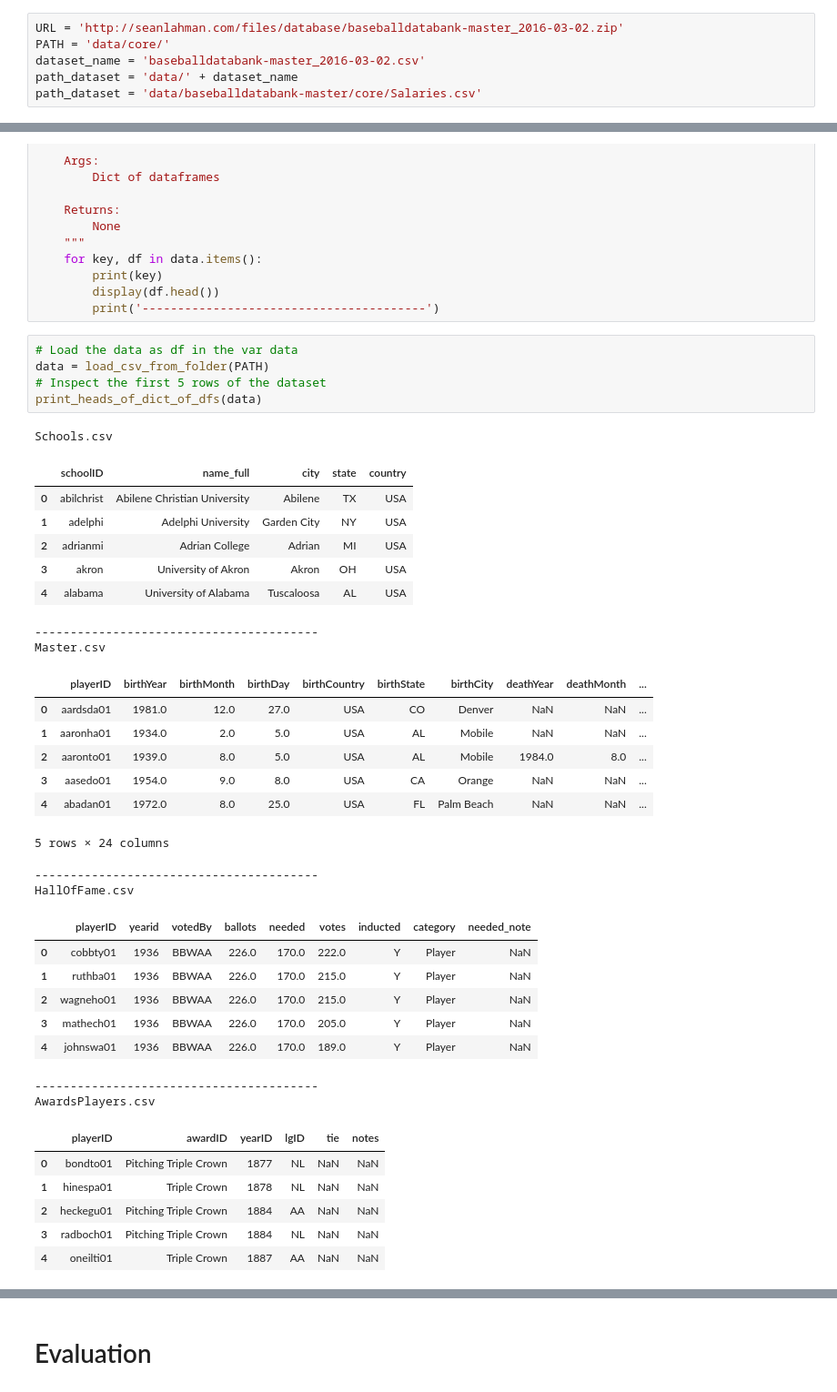
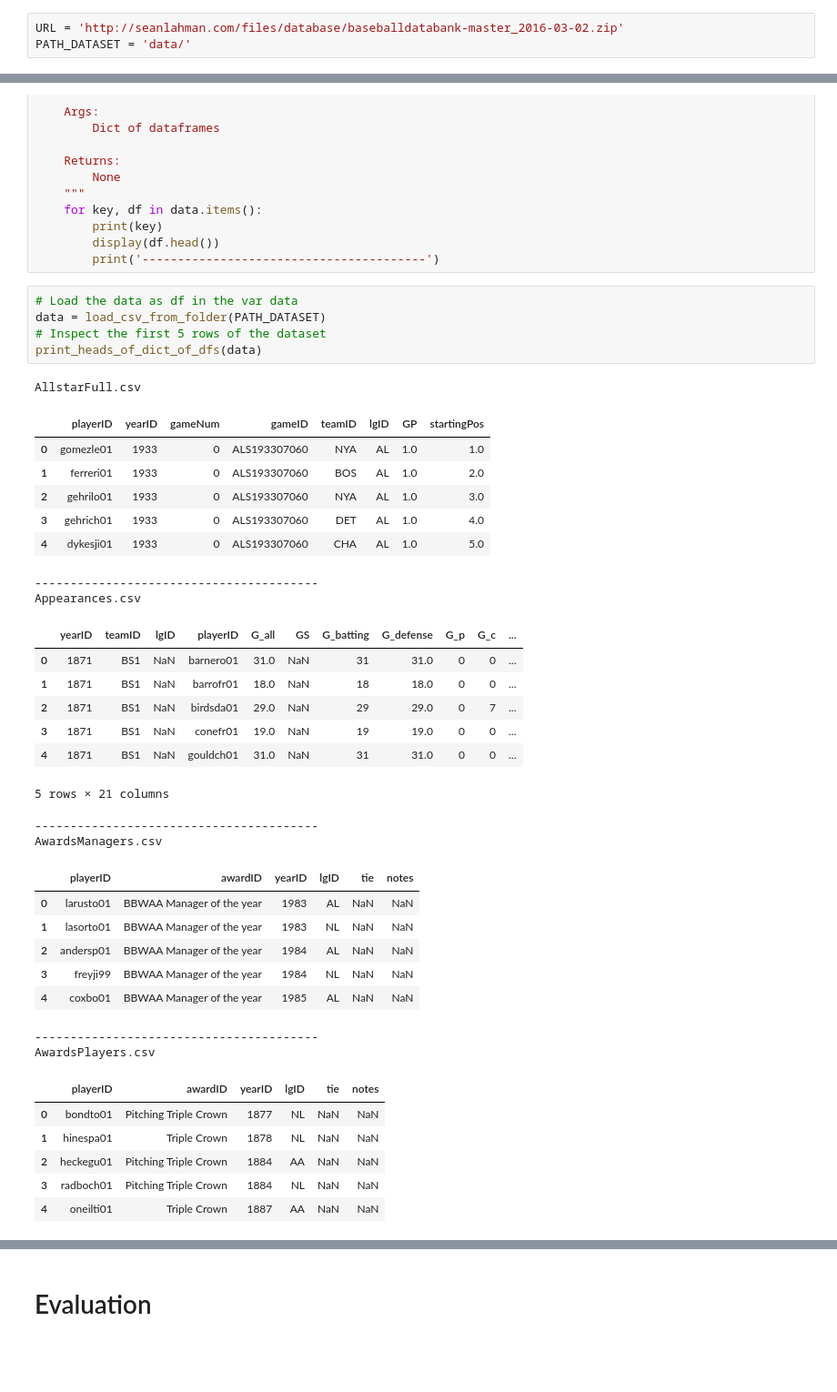
Before and after one commit to JonathanAsamoah/Portfolio-DataScience, a Jupyter notebook: Analyzing Baseball Player/main.ipynb, the cells around one changed output, grey strips where cells are left out. Shown at 91% size. Drawn from its saved outputs; the diff is of its cells as text; blank space fills up the shorter version.

```diff
--- a/Analyzing Baseball Player/main.ipynb
+++ b/Analyzing Baseball Player/main.ipynb
@@ -26,10 +32,7 @@ import seaborn
 # Set Global Variables
 # %%
 URL = 'http://seanlahman.com/files/database/baseballdatabank-master_2016-03-02.zip'
-PATH = 'data/core/'
-dataset_name = 'baseballdatabank-master_2016-03-02.csv'
-path_dataset = 'data/' + dataset_name
-path_dataset = 'data/baseballdatabank-master/core/Salaries.csv'
+PATH_DATASET = 'data/'
 # %% [markdown]
 # Project Preparation
 # %% [markdown]
@@ -139,34 +162,34 @@ def print_heads_of_dict_of_dfs(data):
         print('----------------------------------------')
 # %%
 # Load the data as df in the var data
-data = load_csv_from_folder(PATH)
+data = load_csv_from_folder(PATH_DATASET)
 # Inspect the first 5 rows of the dataset
 print_heads_of_dict_of_dfs(data)
 # %% [output]
-Schools.csv
+AllstarFull.csv
-|  | schoolID | name_full | city | state | country |
-| 0 | abilchrist | Abilene Christian University | Abilene | TX | USA |
-| 1 | adelphi | Adelphi University | Garden City | NY | USA |
-| 2 | adrianmi | Adrian College | Adrian | MI | USA |
-| 3 | akron | University of Akron | Akron | OH | USA |
-| 4 | alabama | University of Alabama | Tuscaloosa | AL | USA |
+|  | playerID | yearID | gameNum | gameID | teamID | lgID | GP | startingPos |
+| 0 | gomezle01 | 1933 | 0 | ALS193307060 | NYA | AL | 1.0 | 1.0 |
+| 1 | ferreri01 | 1933 | 0 | ALS193307060 | BOS | AL | 1.0 | 2.0 |
+| 2 | gehrilo01 | 1933 | 0 | ALS193307060 | NYA | AL | 1.0 | 3.0 |
+| 3 | gehrich01 | 1933 | 0 | ALS193307060 | DET | AL | 1.0 | 4.0 |
+| 4 | dykesji01 | 1933 | 0 | ALS193307060 | CHA | AL | 1.0 | 5.0 |
 ----------------------------------------
-Master.csv
+Appearances.csv
-|  | playerID | birthYear | birthMonth | birthDay | birthCountry | birthState | birthCity | deathYear | deathMonth | ... |
-| 0 | aardsda01 | 1981.0 | 12.0 | 27.0 | USA | CO | Denver | NaN | NaN | ... |
-| 1 | aaronha01 | 1934.0 | 2.0 | 5.0 | USA | AL | Mobile | NaN | NaN | ... |
-| 2 | aaronto01 | 1939.0 | 8.0 | 5.0 | USA | AL | Mobile | 1984.0 | 8.0 | ... |
-| 3 | aasedo01 | 1954.0 | 9.0 | 8.0 | USA | CA | Orange | NaN | NaN | ... |
-| 4 | abadan01 | 1972.0 | 8.0 | 25.0 | USA | FL | Palm Beach | NaN | NaN | ... |
+|  | yearID | teamID | lgID | playerID | G_all | GS | G_batting | G_defense | G_p | G_c | ... |
+| 0 | 1871 | BS1 | NaN | barnero01 | 31.0 | NaN | 31 | 31.0 | 0 | 0 | ... |
+| 1 | 1871 | BS1 | NaN | barrofr01 | 18.0 | NaN | 18 | 18.0 | 0 | 0 | ... |
+| 2 | 1871 | BS1 | NaN | birdsda01 | 29.0 | NaN | 29 | 29.0 | 0 | 7 | ... |
+| 3 | 1871 | BS1 | NaN | conefr01 | 19.0 | NaN | 19 | 19.0 | 0 | 0 | ... |
+| 4 | 1871 | BS1 | NaN | gouldch01 | 31.0 | NaN | 31 | 31.0 | 0 | 0 | ... |
-5 rows × 24 columns
+5 rows × 21 columns
 ----------------------------------------
-HallOfFame.csv
+AwardsManagers.csv
-|  | playerID | yearid | votedBy | ballots | needed | votes | inducted | category | needed_note |
-| 0 | cobbty01 | 1936 | BBWAA | 226.0 | 170.0 | 222.0 | Y | Player | NaN |
-| 1 | ruthba01 | 1936 | BBWAA | 226.0 | 170.0 | 215.0 | Y | Player | NaN |
-| 2 | wagneho01 | 1936 | BBWAA | 226.0 | 170.0 | 215.0 | Y | Player | NaN |
-| 3 | mathech01 | 1936 | BBWAA | 226.0 | 170.0 | 205.0 | Y | Player | NaN |
-| 4 | johnswa01 | 1936 | BBWAA | 226.0 | 170.0 | 189.0 | Y | Player | NaN |
+|  | playerID | awardID | yearID | lgID | tie | notes |
+| 0 | larusto01 | BBWAA Manager of the year | 1983 | AL | NaN | NaN |
+| 1 | lasorto01 | BBWAA Manager of the year | 1983 | NL | NaN | NaN |
+| 2 | andersp01 | BBWAA Manager of the year | 1984 | AL | NaN | NaN |
+| 3 | freyji99 | BBWAA Manager of the year | 1984 | NL | NaN | NaN |
+| 4 | coxbo01 | BBWAA Manager of the year | 1985 | AL | NaN | NaN |
 ----------------------------------------
 AwardsPlayers.csv
 |  | playerID | awardID | yearID | lgID | tie | notes |
```
Also changed, not shown: parts of 31 cells of this notebook, 1 other file.
